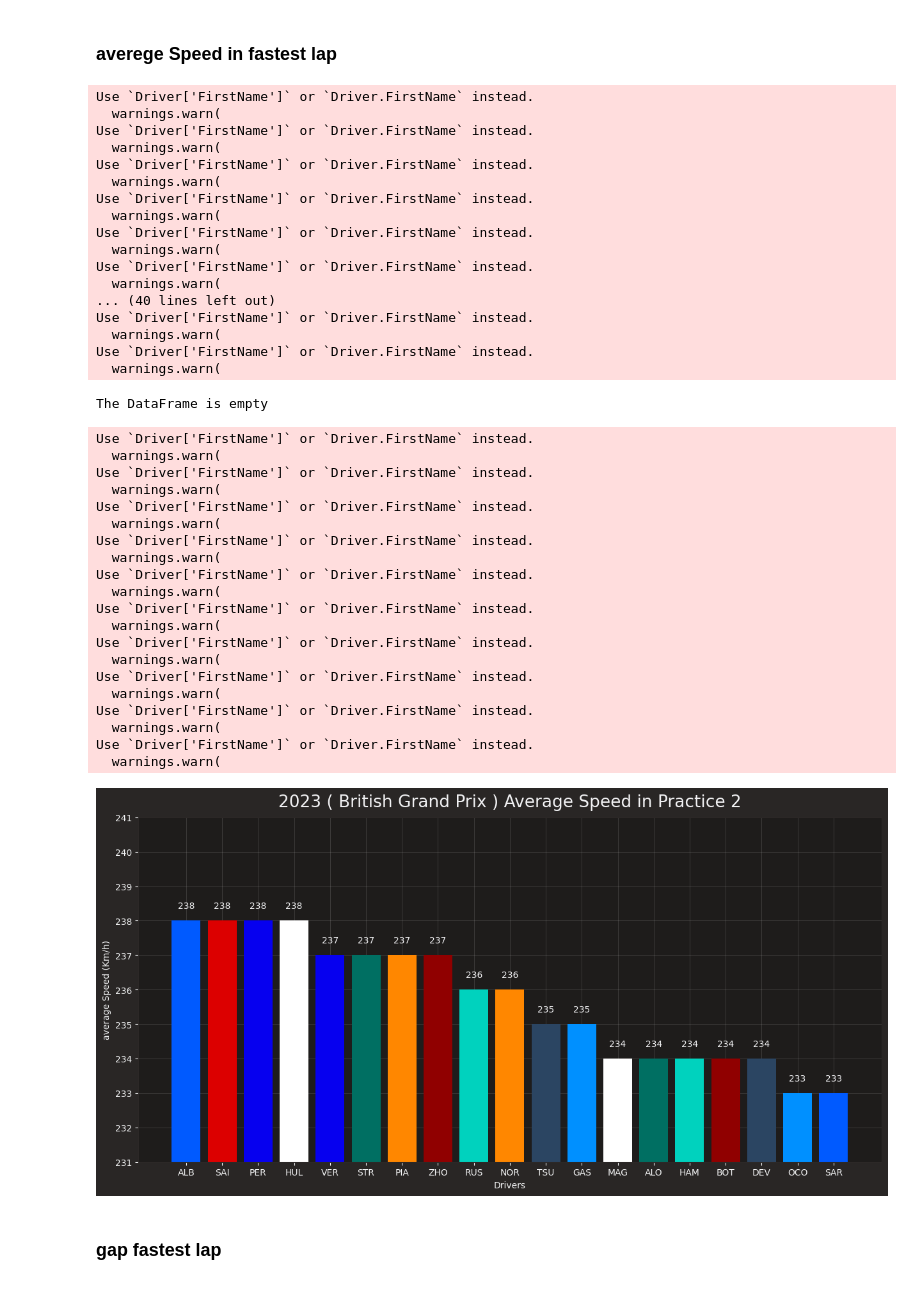
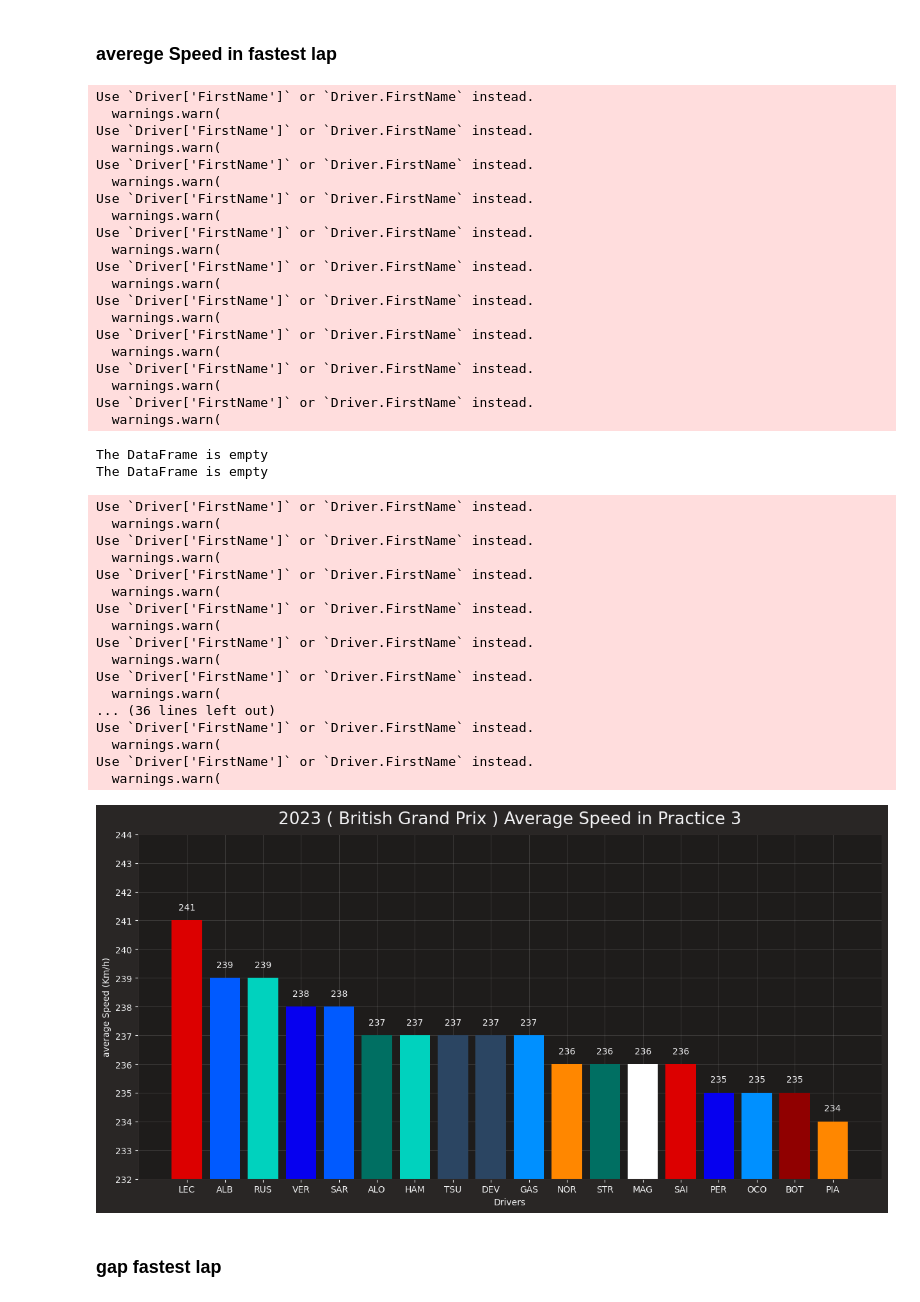
Before and after one commit to RACIM01/F1_Data_Analysing_RCM, a Jupyter notebook: Practice.ipynb, the cells around one changed output. Drawn from its saved outputs; the diff is of its cells as text; code cells hidden in the pictures.

```diff
--- a/Practice.ipynb
+++ b/Practice.ipynb
@@ -20,3 +18,10 @@ ses = 2
+# %%
+ses = 3
+sessions = {
+    '1':'FP1',
+    '2':'FP2',
+    '3':'FP3'
+}
 # %%
 session = fastf1.get_session(2023,10,sessions[str(ses)])
 session.load()
@@ -319,12 +320,16 @@ Use `Driver['FirstName']` or `Driver.FirstName` instead.
   warnings.warn(
 Use `Driver['FirstName']` or `Driver.FirstName` instead.
   warnings.warn(
-... (40 lines left out)
 Use `Driver['FirstName']` or `Driver.FirstName` instead.
   warnings.warn(
 Use `Driver['FirstName']` or `Driver.FirstName` instead.
   warnings.warn(
+Use `Driver['FirstName']` or `Driver.FirstName` instead.
+  warnings.warn(
+Use `Driver['FirstName']` or `Driver.FirstName` instead.
+  warnings.warn(
 The DataFrame is empty
+The DataFrame is empty
 Use `Driver['FirstName']` or `Driver.FirstName` instead.
   warnings.warn(
 Use `Driver['FirstName']` or `Driver.FirstName` instead.
@@ -337,38 +342,35 @@ Use `Driver['FirstName']` or `Driver.FirstName` instead.
   warnings.warn(
 Use `Driver['FirstName']` or `Driver.FirstName` instead.
   warnings.warn(
+... (36 lines left out)
 Use `Driver['FirstName']` or `Driver.FirstName` instead.
   warnings.warn(
 Use `Driver['FirstName']` or `Driver.FirstName` instead.
   warnings.warn(
-Use `Driver['FirstName']` or `Driver.FirstName` instead.
-  warnings.warn(
-Use `Driver['FirstName']` or `Driver.FirstName` instead.
-  warnings.warn(
 # %%
 plt.figure(figsize=(15, 7))
 x = df_avg_speed["Driver"].reset_index(drop=True)
 y = df_avg_speed["AvgSpeed"].reset_index(drop=True)
 
 # Create the bar plot
 plt.bar(x, y,color = df_avg_speed["Color"])
 
 # Add labels and title
 plt.xlabel('Drivers')
 plt.ylabel('average Speed (Km/h)')
-plt.title('2023 ( '+session.event["EventName"]+' ) Average Speed in '+session.event["Session2"])
+plt.title('2023 ( '+session.event["EventName"]+' ) Average Speed in Practice '+str(ses))
 plt.yticks(range(0, 250, 1))
 plt.ylim(y.min()-2, y.max()+3)
 # Add text annotations on top of bars
 for i in range(len(x)):
     plt.text(i, y.loc[i]+0.3, str(y.loc[i]), ha='center', va='bottom')
 
 plt.grid(True, alpha=0.2)
 
 # Display the plot
 plt.show()
 # %% [output]
-[figure, old version]
+[figure, new version]
 # %% [markdown]
 ### gap fastest lap
 # %%
```
Also changed, not shown: parts of 12 cells of this notebook, 15 other files.
